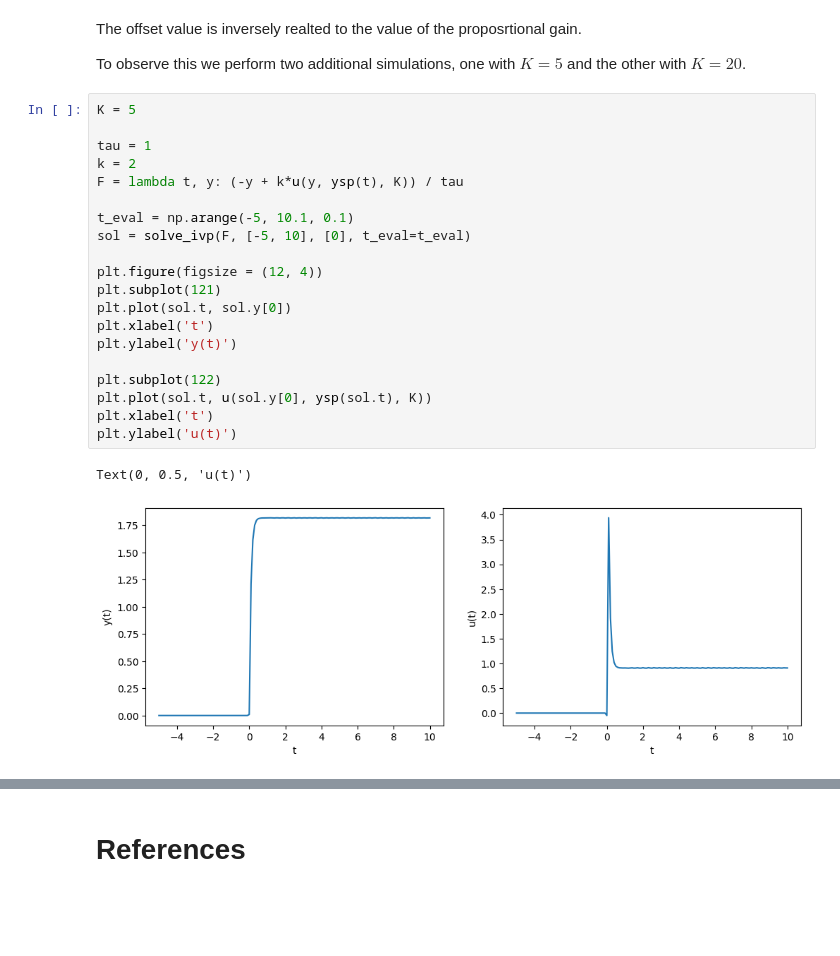
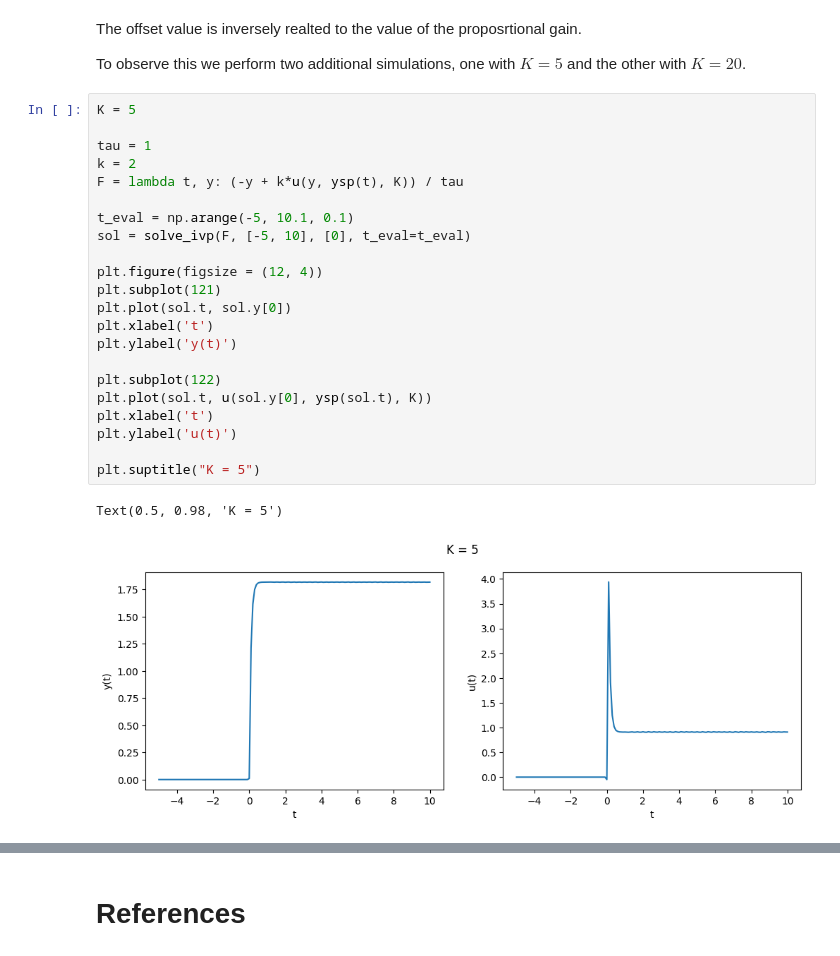
Before and after one commit to noronhaeyan/Control-Theory, a Jupyter notebook: Introduction/PID control 101.ipynb, the cells around one changed output, grey strips where cells are left out. Drawn from its saved outputs; the diff is of its cells as text; blank space fills up the shorter version.

```diff
--- a/Introduction/PID control 101.ipynb
+++ b/Introduction/PID control 101.ipynb
@@ -428,26 +430,28 @@ To observe this we perform two additional simulations, one with $K = 5$ and the
 # %%
 K = 5
 
 tau = 1
 k = 2
 F = lambda t, y: (-y + k*u(y, ysp(t), K)) / tau
 
 t_eval = np.arange(-5, 10.1, 0.1)
 sol = solve_ivp(F, [-5, 10], [0], t_eval=t_eval)
 
 plt.figure(figsize = (12, 4))
 plt.subplot(121)
 plt.plot(sol.t, sol.y[0])
 plt.xlabel('t')
 plt.ylabel('y(t)')
 
 plt.subplot(122)
 plt.plot(sol.t, u(sol.y[0], ysp(sol.t), K))
 plt.xlabel('t')
 plt.ylabel('u(t)')
+
+plt.suptitle("K = 5")
 # %% [output]
-Text(0, 0.5, 'u(t)')
+Text(0.5, 0.98, 'K = 5')
-[figure, old version]
+[figure, new version]
 # %%
 K = 20
 
```
Also changed, not shown: parts of 29 cells of this notebook.
